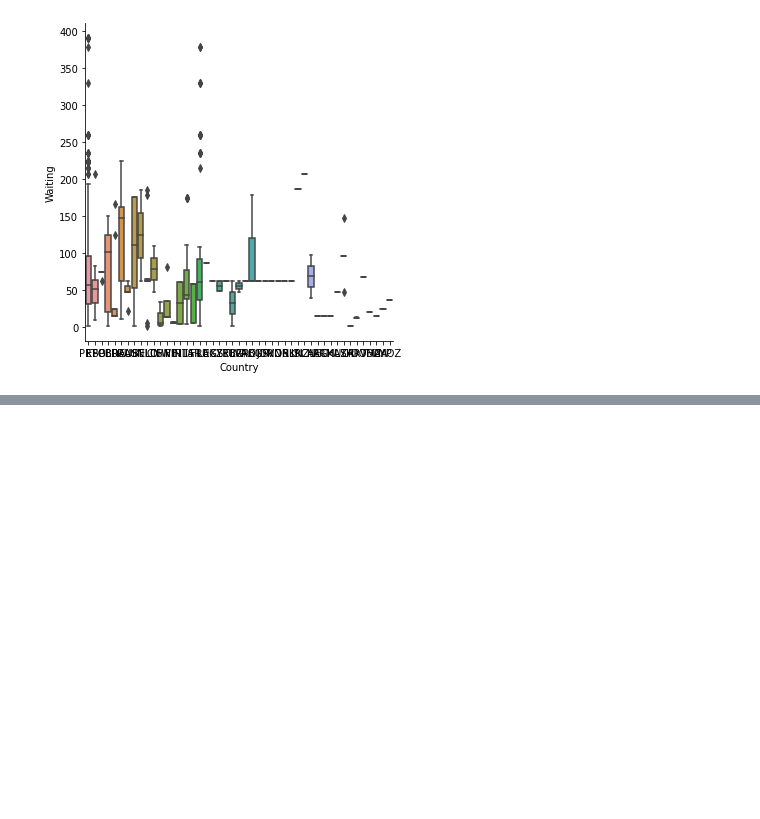
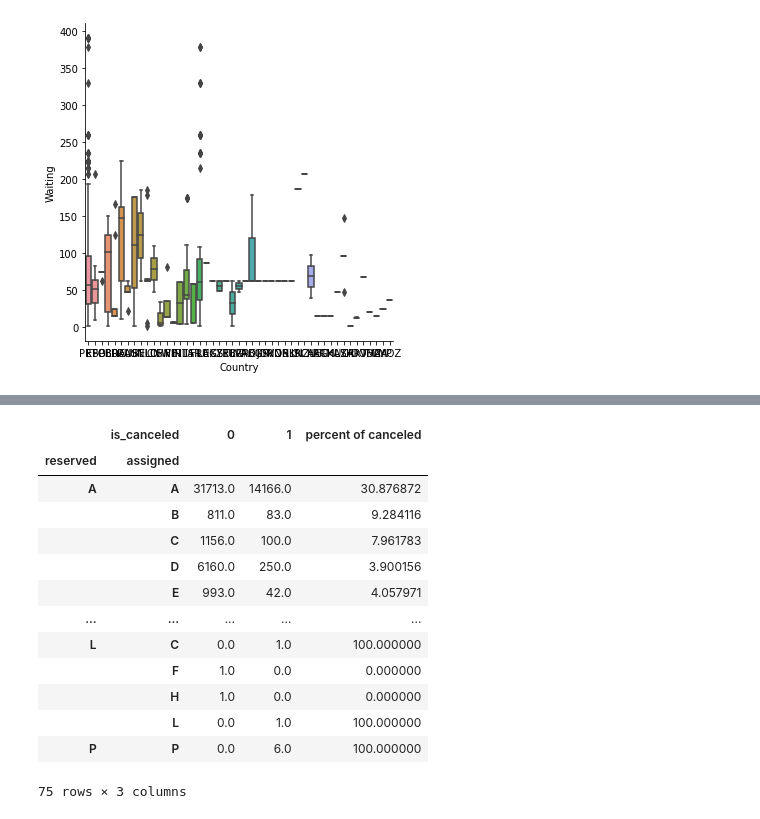
Before and after one commit to Hariharapanda-Deepak/Hotel_booking_Analysis, a Jupyter notebook: Deepak_Hotel_Booking_Analysis_Capstone_Project.ipynb, the cells around one changed output, grey strips where cells are left out. Cells and saved outputs as stored; diff of their text form; code cells hidden in the pictures; blank space fills up the shorter version.

```diff
--- a/Deepak_Hotel_Booking_Analysis_Capstone_Project.ipynb
+++ b/Deepak_Hotel_Booking_Analysis_Capstone_Project.ipynb
@@ -550,0 +558,25 @@ ValueError: ignored
+# %%
+rooms_df= pd.DataFrame({'reserved': df['reserved_room_type'],'assigned': df['assigned_room_type'],'is_canceled':df['is_canceled']})
+# %%
+room_analysis=rooms_df.value_counts().unstack()
+room_analysis[0] = room_analysis[0].fillna(0)
+room_analysis[1] = room_analysis[1].fillna(0)
+room_analysis
+room_analysis['percent of canceled'] = (room_analysis[1] / (room_analysis[1]+room_analysis[0])) * 100
+# %%
+room_analysis
+# %% [output]
+|  | is_canceled | 0 | 1 | percent of canceled |
+| reserved | assigned |  |  |  |
+| A | A | 31713.0 | 14166.0 | 30.876872 |
+|  | B | 811.0 | 83.0 | 9.284116 |
+|  | C | 1156.0 | 100.0 | 7.961783 |
+|  | D | 6160.0 | 250.0 | 3.900156 |
+|  | E | 993.0 | 42.0 | 4.057971 |
+| ... | ... | ... | ... | ... |
+| L | C | 0.0 | 1.0 | 100.000000 |
+|  | F | 1.0 | 0.0 | 0.000000 |
+|  | H | 1.0 | 0.0 | 0.000000 |
+|  | L | 0.0 | 1.0 | 100.000000 |
+| P | P | 0.0 | 6.0 | 100.000000 |
+75 rows × 3 columns
```
Also changed, not shown: parts of 2 cells of this notebook.
